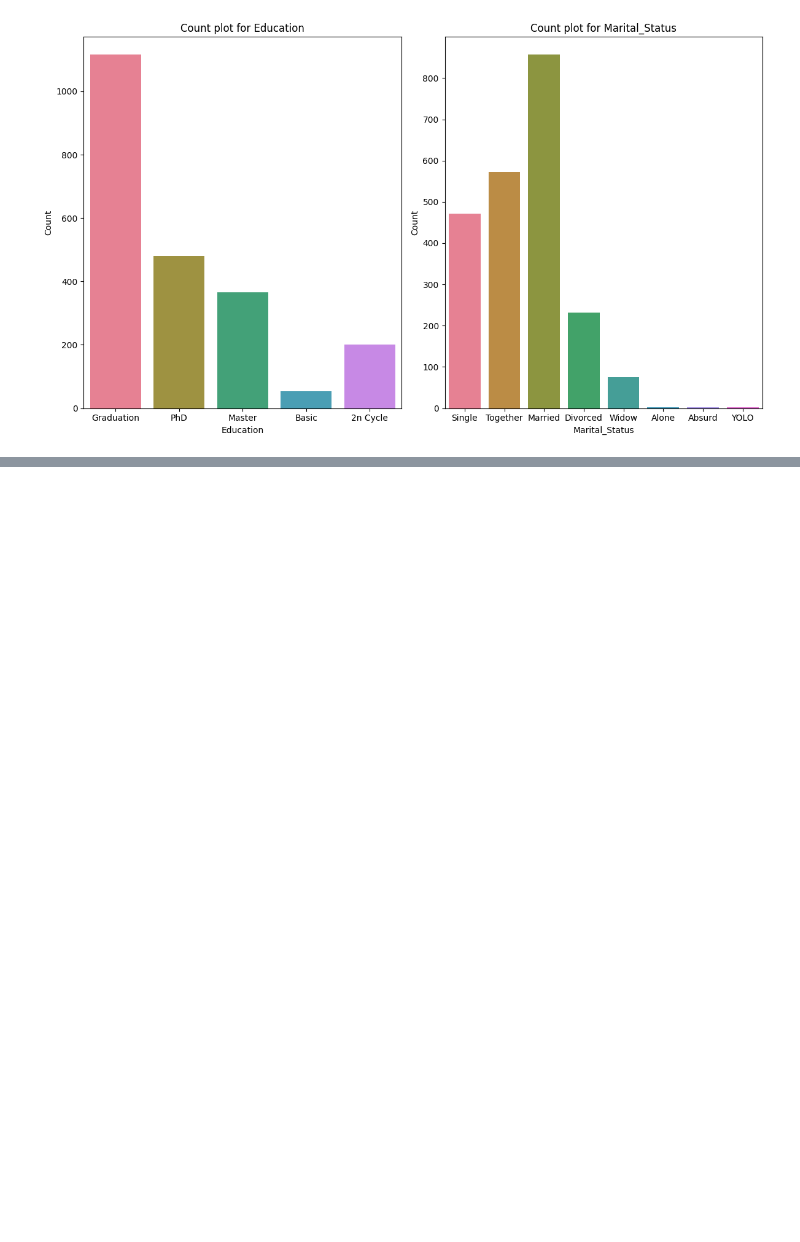
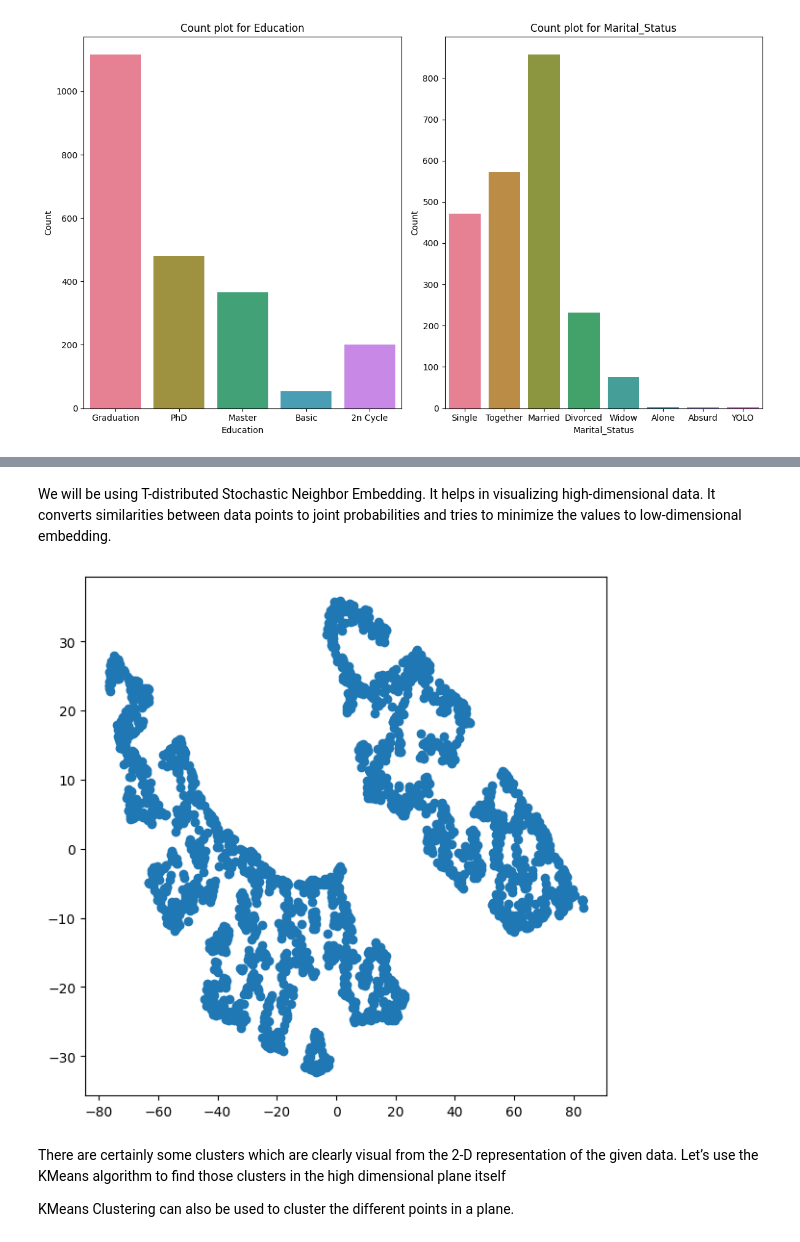
Before and after one commit to Arif-Badhon/Customer-Segmentation, a Jupyter notebook: analysis.ipynb, the cells around one changed output, grey strips where cells are left out. Drawn from its saved outputs; the diff is of its cells as text; code cells hidden in the pictures; blank space fills up the shorter version.

```diff
--- a/analysis.ipynb
+++ b/analysis.ipynb
@@ -191,0 +197,15 @@ plt.show()
+# %% [markdown]
+We will be using T-distributed Stochastic Neighbor Embedding. It helps in visualizing high-dimensional data. It converts similarities between data points to joint probabilities and tries to minimize the values to low-dimensional embedding.
+# %%
+from sklearn.manifold import TSNE
+model = TSNE(n_components=2, random_state=0)
+tsne_data = model.fit_transform(df)
+plt.figure(figsize=(7, 7))
+plt.scatter(tsne_data[:, 0], tsne_data[:, 1])
+plt.show()
+# %% [output]
+[figure, added]
+# %% [markdown]
+There are certainly some clusters which are clearly visual from the 2-D representation of the given data. Let’s use the KMeans algorithm to find those clusters in the high dimensional plane itself
+
+KMeans Clustering can also be used to cluster the different points in a plane.
```
Also changed, not shown: parts of 7 cells of this notebook.
